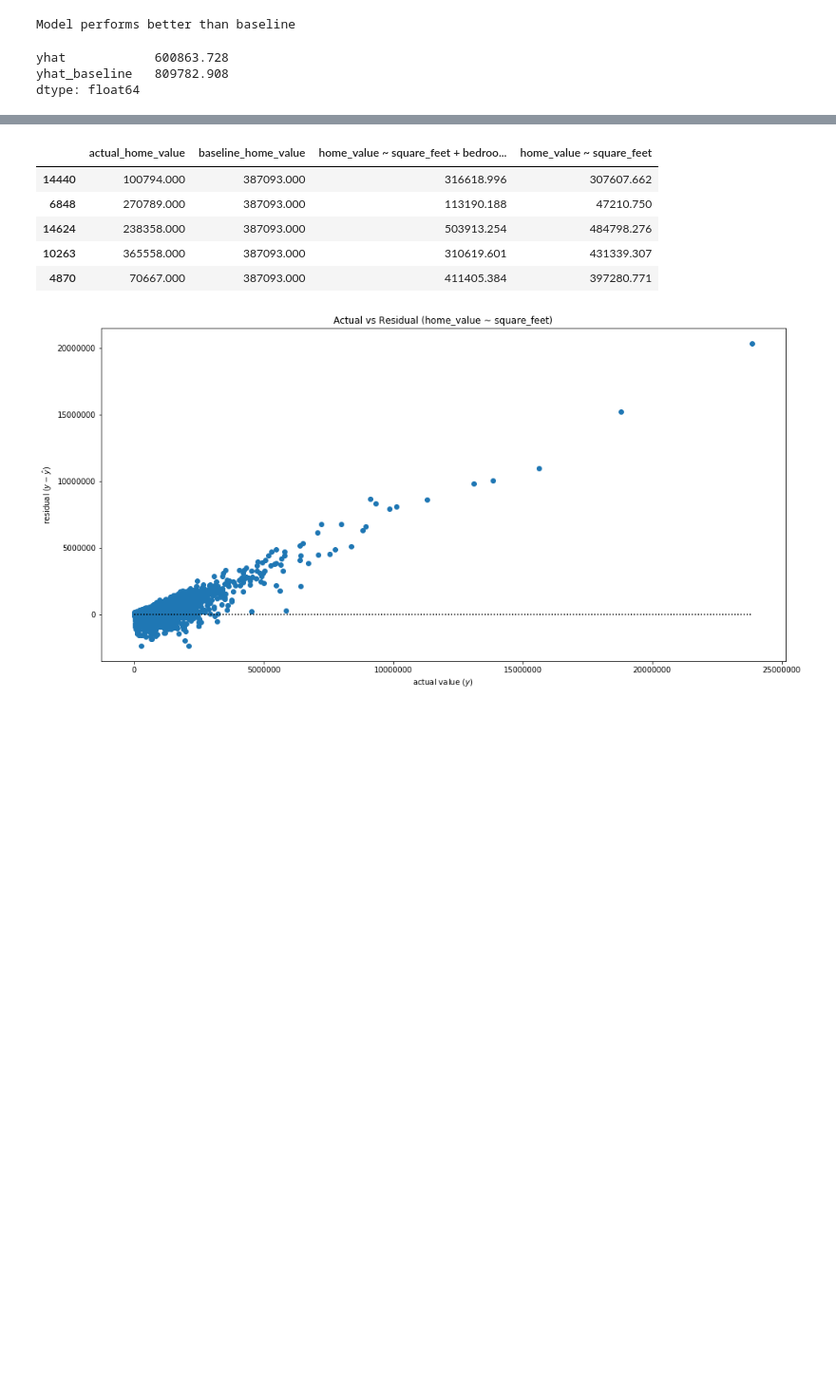
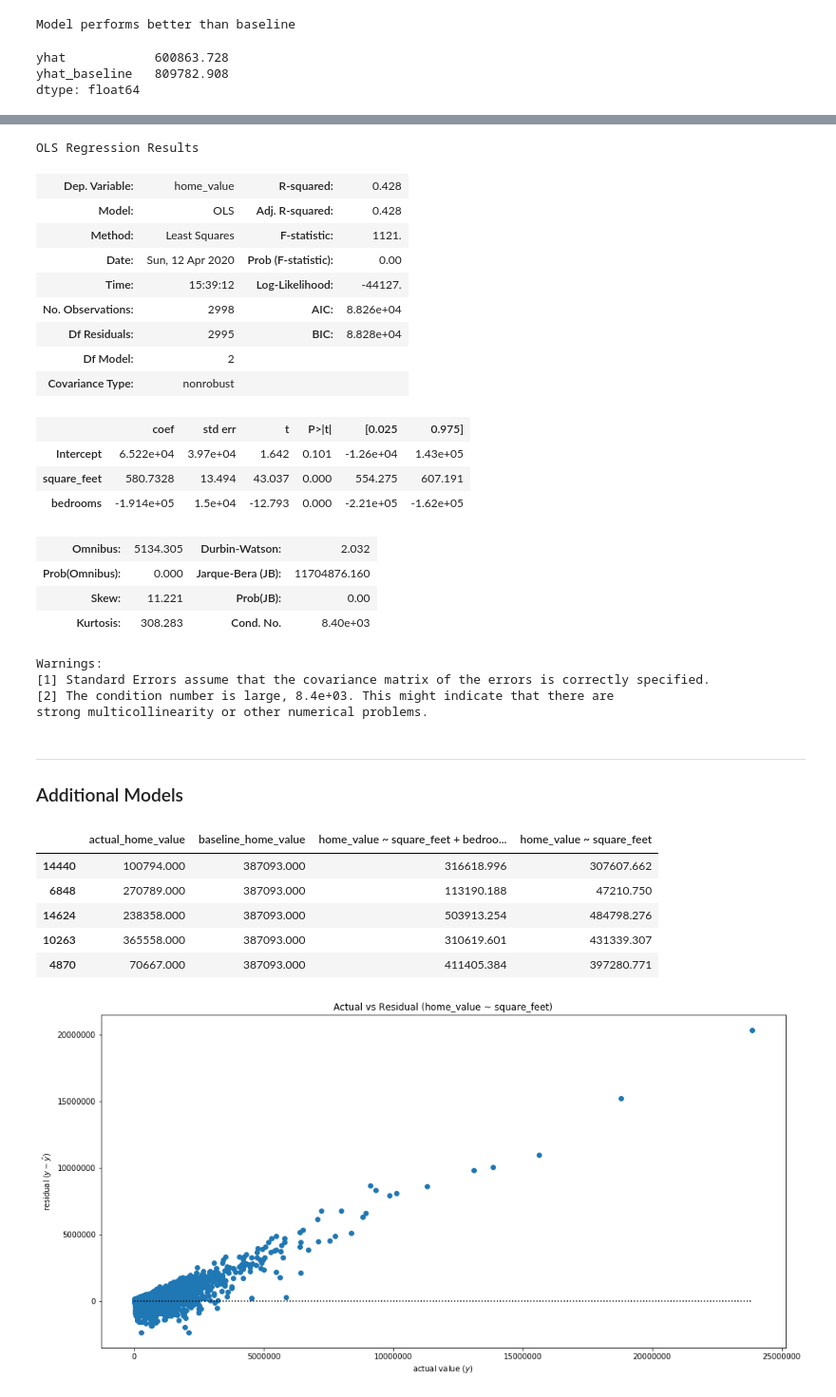
Before and after one commit to aleclhartman/zillow_project, a Jupyter notebook: zillow_project_pipeline.ipynb, the cells around one changed output, grey strips where cells are left out. Shown: that part at 95% size. Cells and saved outputs as stored; diff of their text form; code cells hidden in the pictures; blank space fills up the shorter version.

```diff
--- a/zillow_project_pipeline.ipynb
+++ b/zillow_project_pipeline.ipynb
@@ -462,0 +479,2 @@ $H_a$: Single unit property value is dependent on square footage, number of bedr
+# %%
+model = ols("home_value ~ square_feet + bedrooms + bedrooms", test).fit()
@@ -463,3 +489,31 @@ $H_a$: Single unit property value is dependent on square footage, number of bedr
+# %%
+model.summary()
+# %% [output]
+OLS Regression Results
+| Dep. Variable: | home_value | R-squared: | 0.428 |
+| Model: | OLS | Adj. R-squared: | 0.428 |
+| Method: | Least Squares | F-statistic: | 1121. |
+| Date: | Sun, 12 Apr 2020 | Prob (F-statistic): | 0.00 |
+| Time: | 15:39:12 | Log-Likelihood: | -44127. |
+| No. Observations: | 2998 | AIC: | 8.826e+04 |
+| Df Residuals: | 2995 | BIC: | 8.828e+04 |
+| Df Model: | 2 |  |  |
+| Covariance Type: | nonrobust |  |  |
+|  | coef | std err | t | P>|t| | [0.025 | 0.975] |
+| Intercept | 6.522e+04 | 3.97e+04 | 1.642 | 0.101 | -1.26e+04 | 1.43e+05 |
+| square_feet | 580.7328 | 13.494 | 43.037 | 0.000 | 554.275 | 607.191 |
+| bedrooms | -1.914e+05 | 1.5e+04 | -12.793 | 0.000 | -2.21e+05 | -1.62e+05 |
+| Omnibus: | 5134.305 | Durbin-Watson: | 2.032 |
+| Prob(Omnibus): | 0.000 | Jarque-Bera (JB): | 11704876.160 |
+| Skew: | 11.221 | Prob(JB): | 0.00 |
+| Kurtosis: | 308.283 | Cond. No. | 8.40e+03 |
+Warnings:
+[1] Standard Errors assume that the covariance matrix of the errors is correctly specified.
+[2] The condition number is large, 8.4e+03. This might indicate that there are
+strong multicollinearity or other numerical problems.
+# %% [markdown]
+---
+### Additional Models
 # %%
 # feature
 X = train[["square_feet"]]
```
Also changed, not shown: parts of 19 cells of this notebook, 2 other files.
